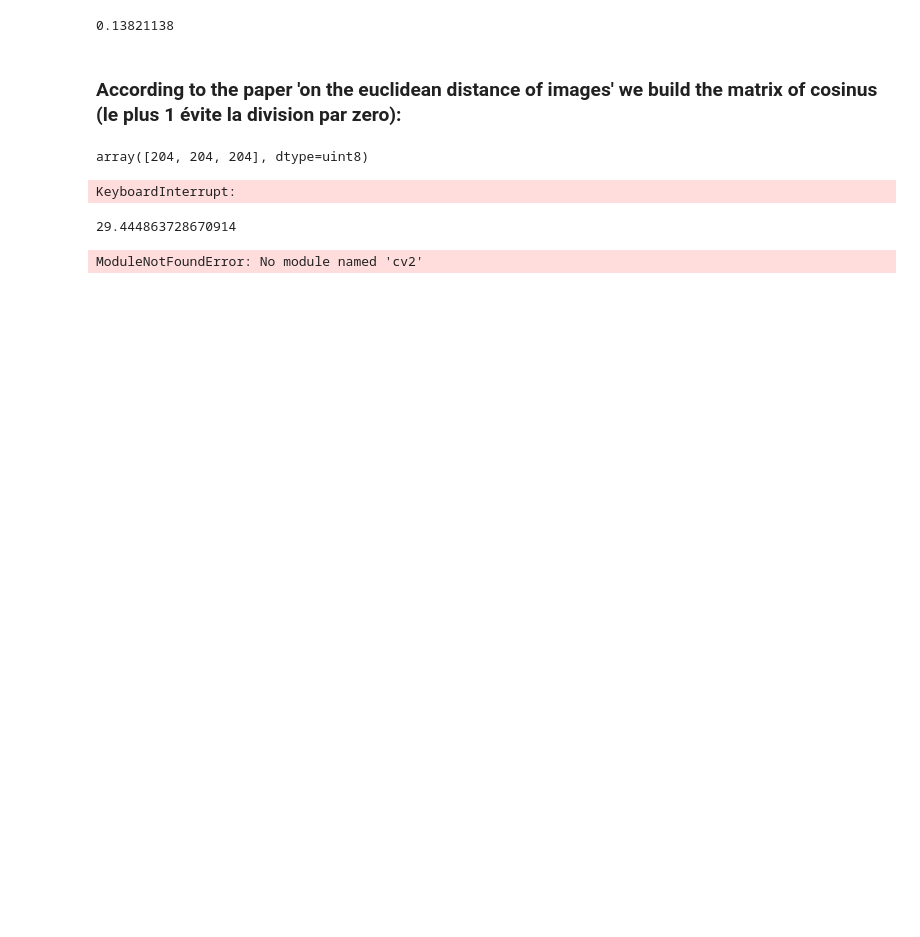
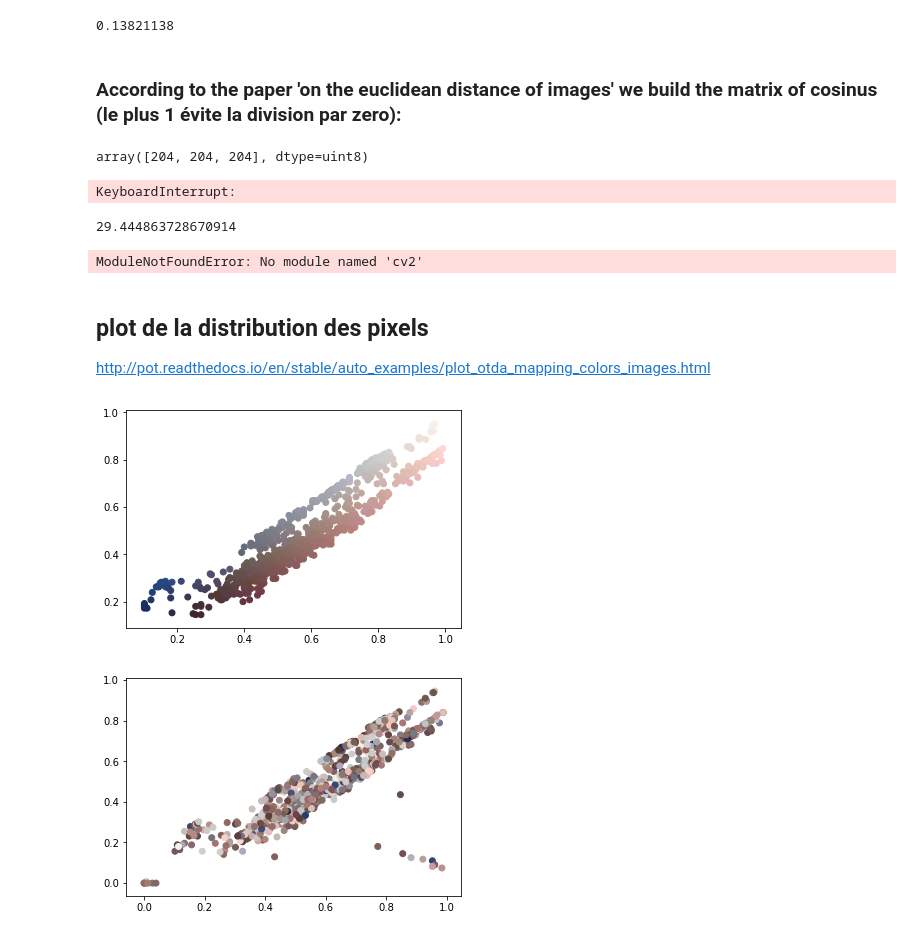
Before and after one commit to zslydr/Etude-de-cas-M2, a Jupyter notebook: Notebooks/Distance on images.ipynb, the cells around one changed output. Drawn from its saved outputs; the diff is of its cells as text; code cells hidden in the pictures; blank space fills up the shorter version.

```diff
--- a/Notebooks/Distance on images.ipynb
+++ b/Notebooks/Distance on images.ipynb
@@ -47,3 +47,43 @@ import cv2 as cv
 small = cv.resize(img, (0,0), fx=0.5, fy=0.5)
 # %% [output]
 ModuleNotFoundError: No module named 'cv2'
+# %% [markdown]
+## plot de la distribution des pixels
+
+http://pot.readthedocs.io/en/stable/auto_examples/plot_otda_mapping_colors_images.html
+# %%
+# Authors: Remi Flamary <remi.flamary@unice.fr>
+#          Stanislas Chambon <stan.chambon@gmail.com>
+#
+# License: MIT License
+
+import numpy as np
+from scipy import ndimage
+import matplotlib.pylab as pl
+
+r = np.random.RandomState(42)
+
+
+def im2mat(I):
+    """Converts and image to matrix (one pixel per line)"""
+    return I.reshape((I.shape[0] * I.shape[1], I.shape[2]))
+# %%
+X1 = im2mat(img1)
+X2 = im2mat(img2)
+
+# training samples
+nb = 1000
+idx1 = r.randint(X1.shape[0], size=(nb,))
+idx2 = r.randint(X2.shape[0], size=(nb,))
+
+Xs = X1[idx1, :]
+Xt = X2[idx2, :]
+# %%
+
+plt.scatter(Xs[:, 0]/255, Xs[:, 1]/255, c=X)
+plt.show()
+plt.scatter(Xt[:, 0]/255, Xt[:, 1]/255, c=X)
+plt.show()
+# %% [output]
+[figure, added]
+[figure, added]
```
Also changed, not shown: parts of 1 cell of this notebook, 1 other file.
